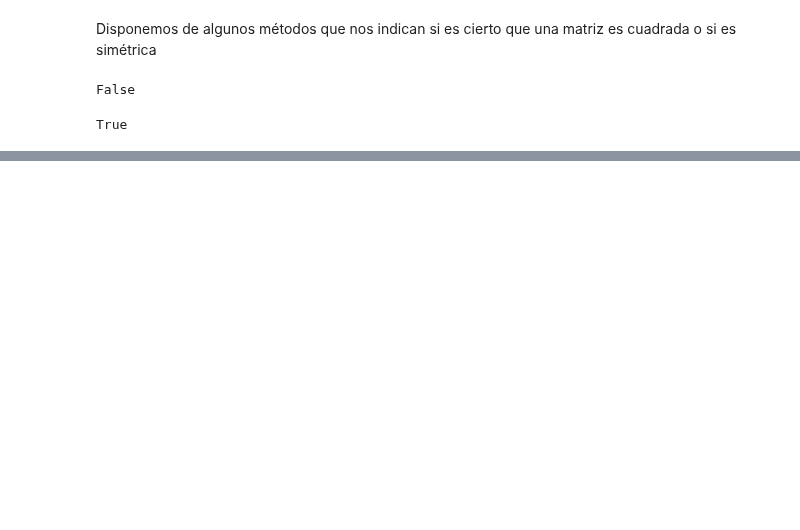
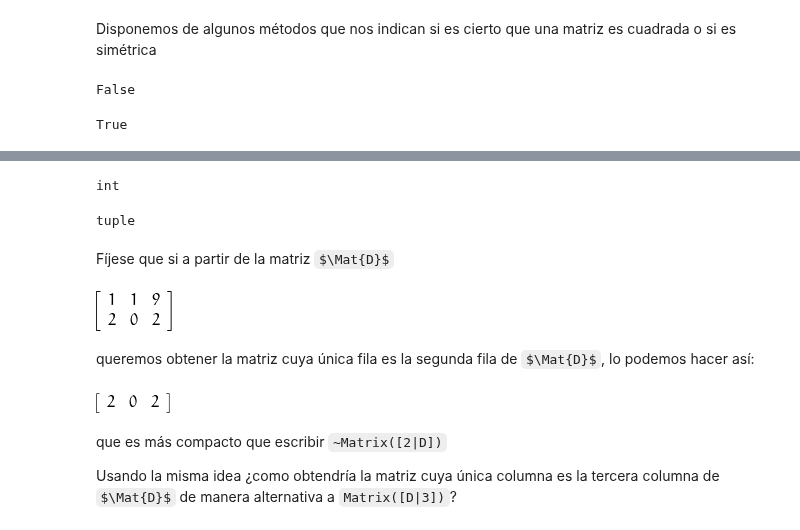
Before and after one commit to mbujosab/nacal-Jupyter-Notebooks, a Jupyter notebook: Lecc01-Secc1.4.ipynb, the cells around one changed output, grey strips where cells are left out. Drawn from its saved outputs; the diff is of its cells as text; code cells hidden in the pictures; some formulas as TeX source; blank space fills up the shorter version.

```diff
--- a/Lecc01-Secc1.4.ipynb
+++ b/Lecc01-Secc1.4.ipynb
@@ -342,0 +368,26 @@ True
+# %%
+type( (2) )
+# %% [output]
+int
+# %%
+type( (2,) )
+# %% [output]
+tuple
+# %% [markdown]
+Fíjese que si a partir de la matriz $\Mat{D}$
+# %%
+D
+# %% [output]
+[figure, added]
+# %% [markdown]
+queremos obtener la matriz cuya única fila es la segunda fila de
+$\Mat{D}$, lo podemos hacer así:
+# %%
+(2,)|D
+# %% [output]
+[figure, added]
+# %% [markdown]
+que es más compacto que escribir `~Matrix([2|D])`
+
+Usando la misma idea ¿como obtendría la matriz cuya única columna es
+la tercera columna de $\Mat{D}$ de manera alternativa a `Matrix([D|3])`?
```
Also changed, not shown: parts of 44 cells of this notebook, 1 other file.
